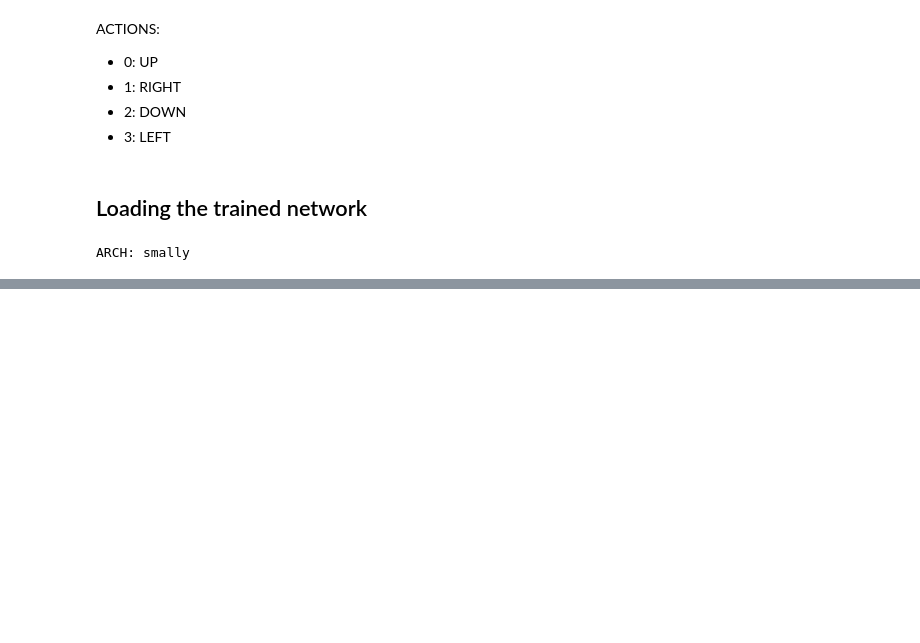
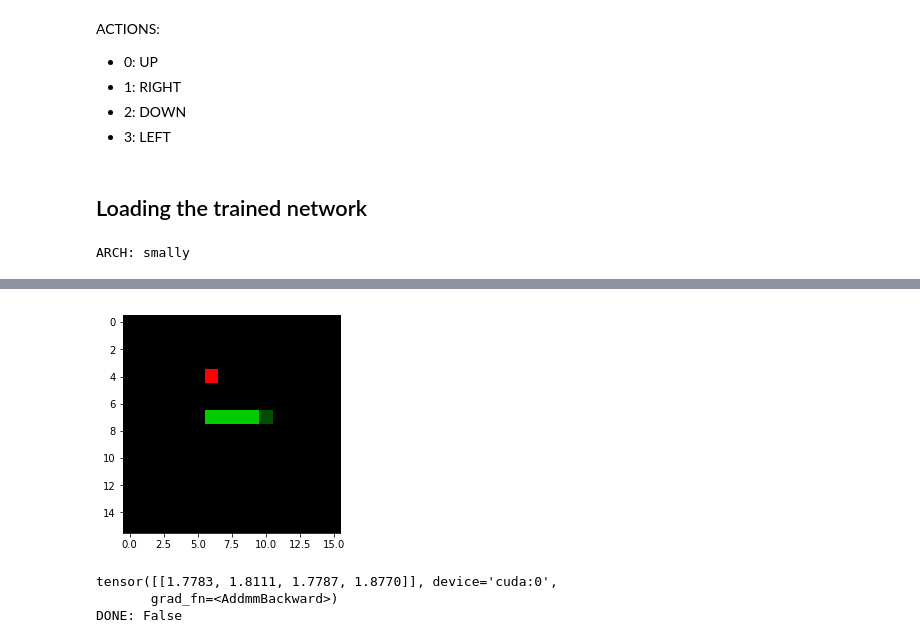
Before and after one commit to nicomon24/sneks-experiments, a Jupyter notebook: analysis/Network.ipynb, the cells around one changed output, grey strips where cells are left out. Drawn from its saved outputs; the diff is of its cells as text; code cells hidden in the pictures; blank space fills up the shorter version.

```diff
--- a/analysis/Network.ipynb
+++ b/analysis/Network.ipynb
@@ -25,6 +25,7 @@ def make_env(env_name, rnd_seed):
 env = make_env('snek-rgb-16-v1', 42)
 # %%
 obs = env.reset()
+done = False
 # %%
 plt.imshow(NHWC_from_NCHW(obs))
 plt.show();
@@ -84,0 +86,15 @@ plt.show();
+# %%
+if not done:
+    action_values = net(torch.from_numpy(np.expand_dims(obs, 0)).to(device))
+    action = action_values.argmax(dim=1)[0].item()
+    obs, reward, done, _ = env.step(action)
+    plt.imshow(NHWC_from_NCHW(obs))
+    plt.show();
+    action_values = net(torch.from_numpy(np.expand_dims(obs, 0)).to(device))
+    print(action_values)
+    print('DONE:', done)
+# %% [output]
+[figure, added]
+tensor([[1.7783, 1.8111, 1.7787, 1.8770]], device='cuda:0',
+       grad_fn=<AddmmBackward>)
+DONE: False
```
Also changed, not shown: parts of 5 cells of this notebook, 4 other files.
